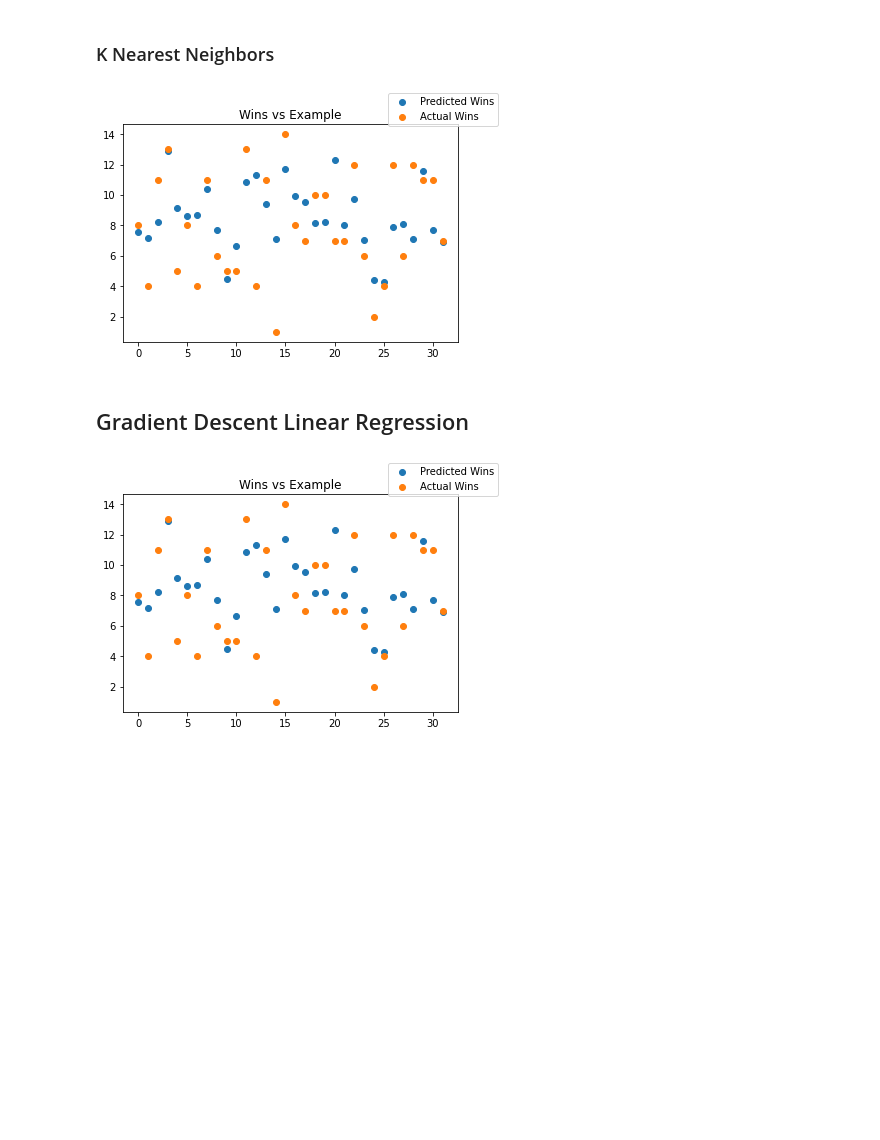
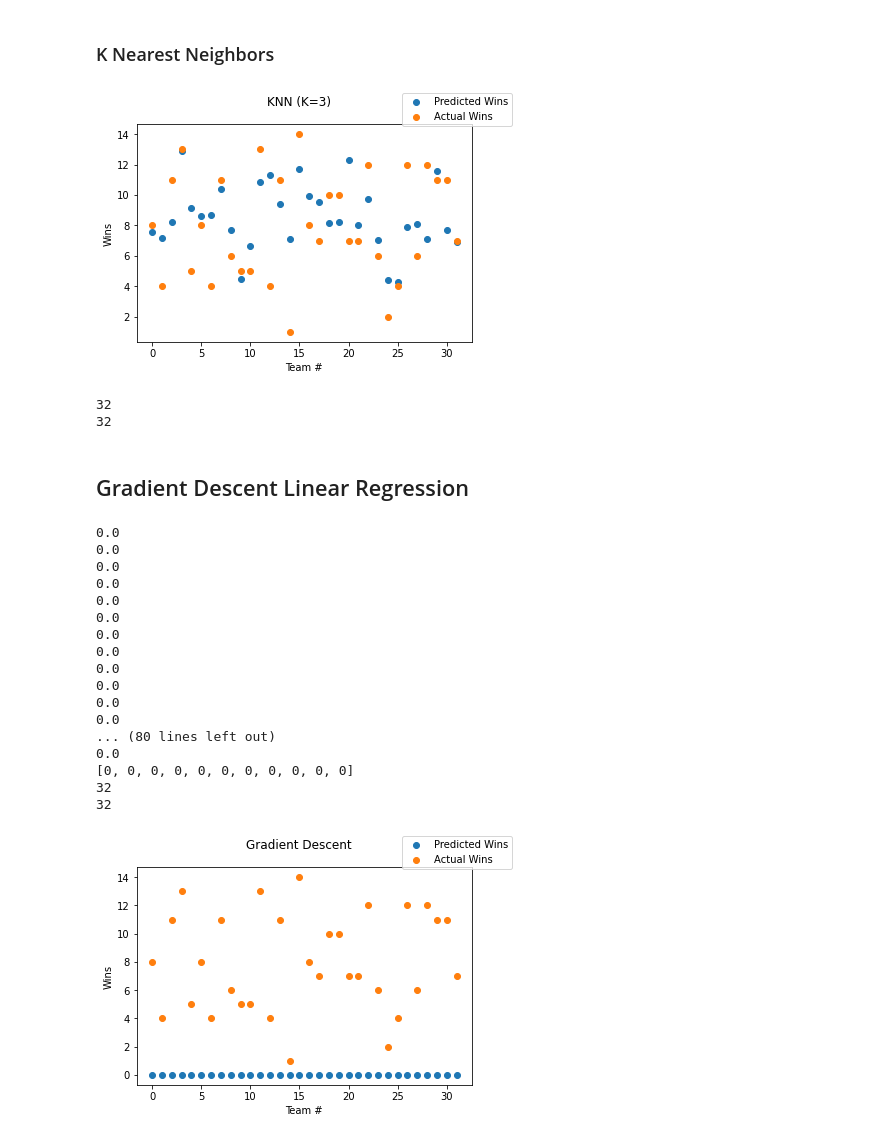
Before and after one commit to JuneyBoy/Football-SL-Project, a Jupyter notebook: Football_Predictions.ipynb, the cells around one changed output. Drawn from its saved outputs; the diff is of its cells as text; code cells hidden in the pictures; blank space fills up the shorter version.

Commit message:
Realized I was plotting KNN twice, Gradient Descent has weight error

```diff
--- a/Football_Predictions.ipynb
+++ b/Football_Predictions.ipynb
@@ -178,7 +178,7 @@ predicted_wins = [
 
 ex_nums = [i for i in range(len(predicted_wins))]
 
-fig, ax = plt.subplots()
+fig = plt.figure()
 
 plt.scatter(ex_nums, predicted_wins, label="Predicted Wins")
 plt.scatter(
@@ -186,11 +186,18 @@ plt.scatter(
     [validation_example[-1] for validation_example in validation_examples],
     label="Actual Wins",
 )
-ax.set(title="Wins vs Example")
+fig.suptitle("KNN (K=3)")
+plt.xlabel("Team #")
+plt.ylabel("Wins")
 fig.legend()
 plt.show()
+
+print(len(predicted_wins))
+print(len(validation_examples))
 # %% [output]
-[figure, old version]
+[figure, new version]
+32
+32
 # %% [markdown]
 ## Gradient Descent Linear Regression
 # %%
@@ -198,51 +205,72 @@ import numpy as np
 import matplotlib.pyplot as plt
 
 
-def gradient_descent(num_of_attributes, x_examples, y_examples, LEARNING_RATE=0.01):
+def gradient_descent(num_of_attributes, x_examples, y_examples, LEARNING_RATE=0.1):
     ws = [0] * (num_of_attributes + 1)
 
-    for i in range(100):
+    for i in range(3):
         deltas = [0] * len(ws)
 
         for x_example in x_examples:
-            output = np.dot(ws[1:], x_example) + ws[0]
+            output = np.dot(ws[1:], x_example[:-1]) + ws[0]
 
-            for delta, x_example, y_example in zip(deltas, x_example, y_examples):
-                delta = delta + LEARNING_RATE * (y_example - output) * x_example
+            for delta, x_attribute, y_example in zip(deltas, x_example[:-1], y_examples):
+                delta = delta + LEARNING_RATE * (y_example - output) * x_attribute
 
         for w, delta in zip(ws, deltas):
             w = w + delta
 
-        # print("Q4a i={}: ws={}".format(i, ws))
-
+    print(weights)
     return ws
 
 
 def get_predictions_from_weights(ws, x_examples):
     predictions = [0] * len(x_examples)
 
     for x_example, prediction in zip(x_examples, predictions):
-        prediction = np.dot(ws[1:], x_example) + ws[0]
+        prediction = np.dot(ws[1:], x_example[:-1]) + ws[0]
 
     return predictions
 
+weights = gradient_descent(10, training_examples[:-1], [training_example[-1] for training_example in training_examples])
 
-weights = gradient_descent(11, training_examples[:-1], training_examples[-1])
+predicted_wins = get_predictions_from_weights(weights, validation_examples)
 
-predictions = get_predictions_from_weights(weights, validation_examples[:-1])
+print(len(predicted_wins))
+print(len(validation_examples))
 
 ex_nums = [i for i in range(len(predicted_wins))]
 
-fig, ax = plt.subplots()
+fig = plt.figure()
 
 plt.scatter(ex_nums, predicted_wins, label="Predicted Wins")
 plt.scatter(
     ex_nums,
     [validation_example[-1] for validation_example in validation_examples],
     label="Actual Wins",
 )
-ax.set(title="Wins vs Example")
+
+fig.suptitle("Gradient Descent")
+plt.xlabel("Team #")
+plt.ylabel("Wins")
 fig.legend()
 plt.show()
 # %% [output]
+0.0
+0.0
+0.0
+0.0
+0.0
+0.0
+0.0
+0.0
+0.0
+0.0
+0.0
+0.0
+... (80 lines left out)
+0.0
+[0, 0, 0, 0, 0, 0, 0, 0, 0, 0, 0]
+32
+32
-[figure, old version]
+[figure, new version]
```
Also changed, not shown: 2 other files.
